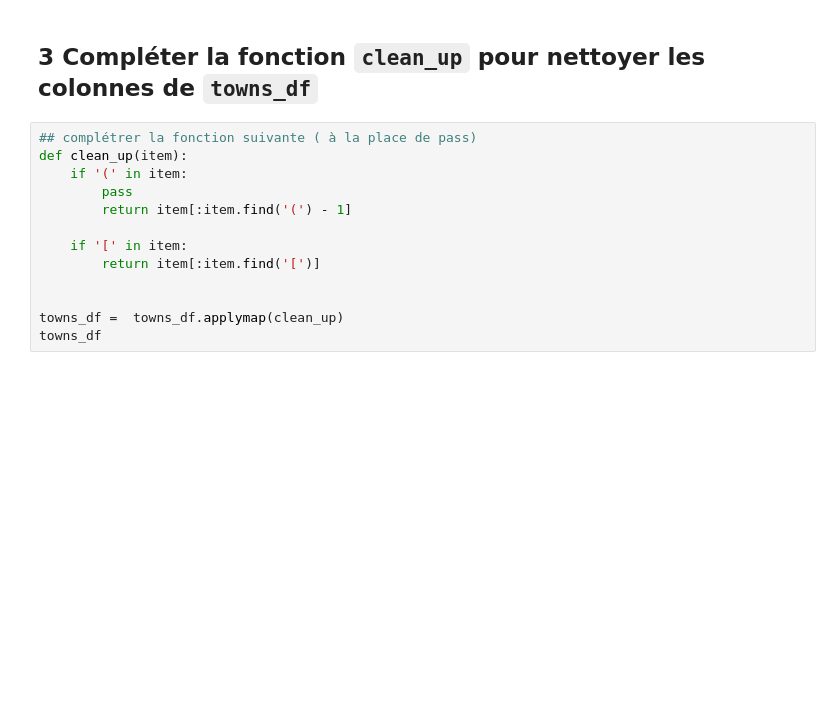
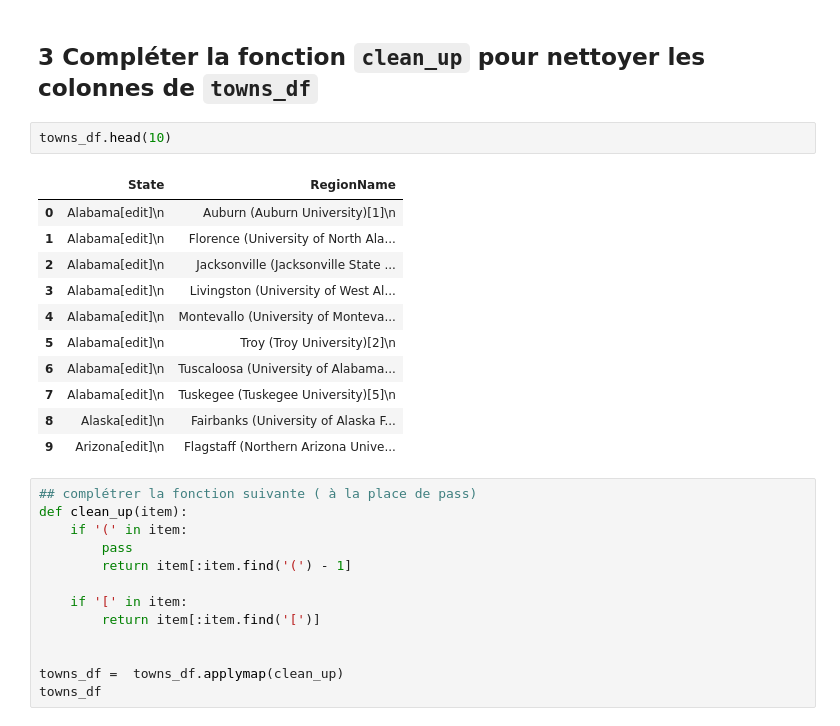
Before and after one commit to haythemmrad8/3DNI_DM, a Jupyter notebook: TP1/Data Cleaning TP1-E.ipynb, the cells around one changed output. Saved outputs shown, nothing was run; the diff lists cells and outputs as text; blank space fills up the shorter version.

```diff
--- a/TP1/Data Cleaning TP1-E.ipynb
+++ b/TP1/Data Cleaning TP1-E.ipynb
@@ -392,6 +388,20 @@ towns_df.head()
 | 4 | Alabama[edit]\n | Montevallo (University of Monteva... |
 # %% [markdown]
 ## 3 Compléter la fonction `clean_up` pour nettoyer les colonnes de `towns_df`
+# %%
+towns_df.head(10)
+# %% [output]
+|  | State | RegionName |
+| 0 | Alabama[edit]\n | Auburn (Auburn University)[1]\n |
+| 1 | Alabama[edit]\n | Florence (University of North Ala... |
+| 2 | Alabama[edit]\n | Jacksonville (Jacksonville State ... |
+| 3 | Alabama[edit]\n | Livingston (University of West Al... |
+| 4 | Alabama[edit]\n | Montevallo (University of Monteva... |
+| 5 | Alabama[edit]\n | Troy (Troy University)[2]\n |
+| 6 | Alabama[edit]\n | Tuscaloosa (University of Alabama... |
+| 7 | Alabama[edit]\n | Tuskegee (Tuskegee University)[5]\n |
+| 8 | Alaska[edit]\n | Fairbanks (University of Alaska F... |
+| 9 | Arizona[edit]\n | Flagstaff (Northern Arizona Unive... |
 # %%
 ## complétrer la fonction suivante ( à la place de pass)
 def clean_up(item):
```
Also changed, not shown: parts of 5 cells of this notebook.
